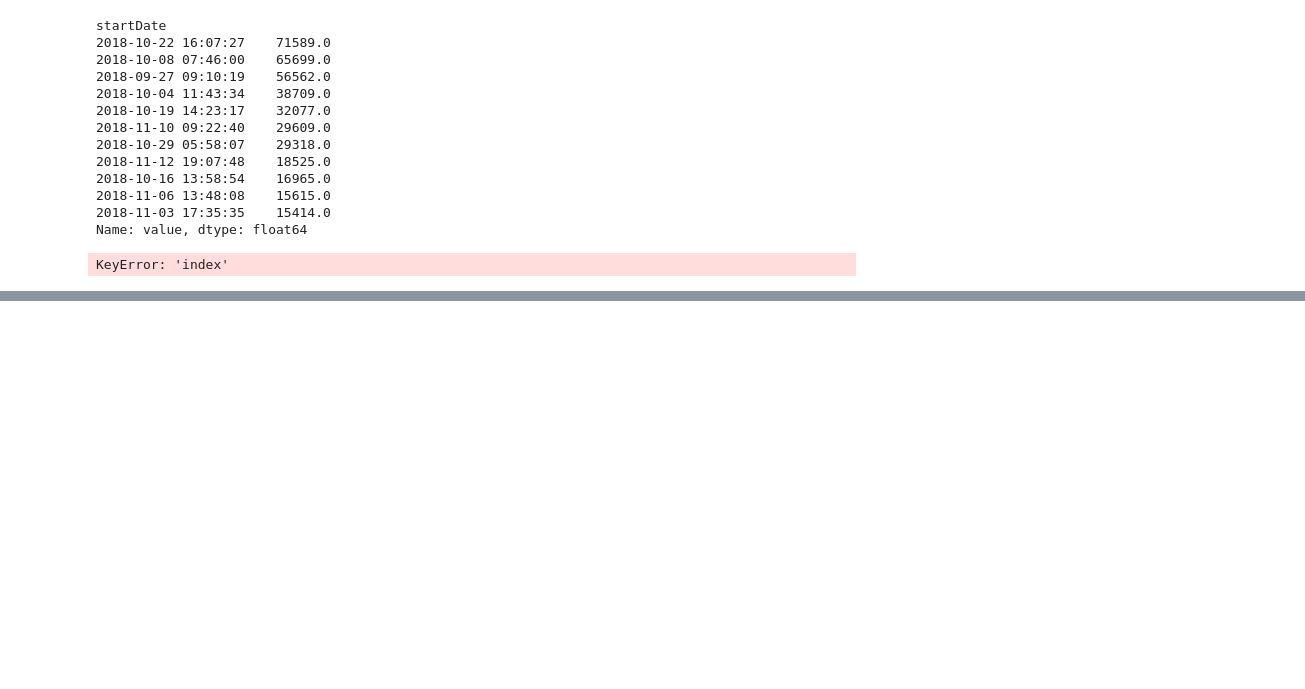
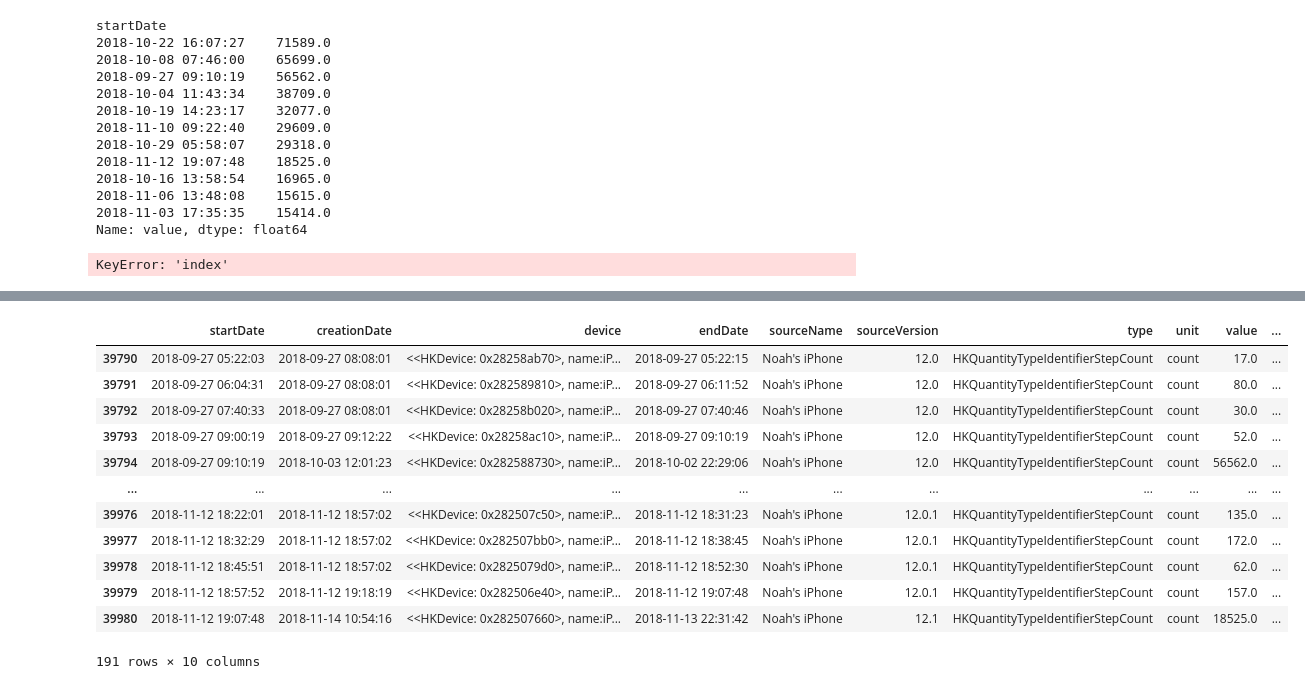
Before and after one commit to noahmelngailis/time_series_steps_project, a Jupyter notebook: time_series_xml.ipynb, the cells around one changed output, grey strips where cells are left out. Saved outputs shown, nothing was run; the diff lists cells and outputs as text; code cells hidden in the pictures; blank space fills up the shorter version.

Commit message:
found the problem with steps

```diff
--- a/time_series_xml.ipynb
+++ b/time_series_xml.ipynb
@@ -255,3 +255,7 @@ Name: value, dtype: float64
 df.sort_values("index")
 # %% [output]
 KeyError: 'index'
+# %%
+steps = df[df.type == 'HKQuantityTypeIdentifierStepCount'].reset_index().sort_values('startDate')
+# %%
+steps['next_record'] = steps.startDate.shift(1) - steps.startDate
@@ -257,0 +297,16 @@ KeyError: 'index'
+# %%
+steps[(steps.startDate > "2018-09-27 00:00:00") & (steps.startDate < "2018-11-13 00:00:00")]
+# %% [output]
+|  | startDate | creationDate | device | endDate | sourceName | sourceVersion | type | unit | value | ... |
+| 39790 | 2018-09-27 05:22:03 | 2018-09-27 08:08:01 | <<HKDevice: 0x28258ab70>, name:iP... | 2018-09-27 05:22:15 | Noah's iPhone | 12.0 | HKQuantityTypeIdentifierStepCount | count | 17.0 | ... |
+| 39791 | 2018-09-27 06:04:31 | 2018-09-27 08:08:01 | <<HKDevice: 0x282589810>, name:iP... | 2018-09-27 06:11:52 | Noah's iPhone | 12.0 | HKQuantityTypeIdentifierStepCount | count | 80.0 | ... |
+| 39792 | 2018-09-27 07:40:33 | 2018-09-27 08:08:01 | <<HKDevice: 0x28258b020>, name:iP... | 2018-09-27 07:40:46 | Noah's iPhone | 12.0 | HKQuantityTypeIdentifierStepCount | count | 30.0 | ... |
+| 39793 | 2018-09-27 09:00:19 | 2018-09-27 09:12:22 | <<HKDevice: 0x28258ac10>, name:iP... | 2018-09-27 09:10:19 | Noah's iPhone | 12.0 | HKQuantityTypeIdentifierStepCount | count | 52.0 | ... |
+| 39794 | 2018-09-27 09:10:19 | 2018-10-03 12:01:23 | <<HKDevice: 0x282588730>, name:iP... | 2018-10-02 22:29:06 | Noah's iPhone | 12.0 | HKQuantityTypeIdentifierStepCount | count | 56562.0 | ... |
+| ... | ... | ... | ... | ... | ... | ... | ... | ... | ... | ... |
+| 39976 | 2018-11-12 18:22:01 | 2018-11-12 18:57:02 | <<HKDevice: 0x282507c50>, name:iP... | 2018-11-12 18:31:23 | Noah's iPhone | 12.0.1 | HKQuantityTypeIdentifierStepCount | count | 135.0 | ... |
+| 39977 | 2018-11-12 18:32:29 | 2018-11-12 18:57:02 | <<HKDevice: 0x282507bb0>, name:iP... | 2018-11-12 18:38:45 | Noah's iPhone | 12.0.1 | HKQuantityTypeIdentifierStepCount | count | 172.0 | ... |
+| 39978 | 2018-11-12 18:45:51 | 2018-11-12 18:57:02 | <<HKDevice: 0x2825079d0>, name:iP... | 2018-11-12 18:52:30 | Noah's iPhone | 12.0.1 | HKQuantityTypeIdentifierStepCount | count | 62.0 | ... |
+| 39979 | 2018-11-12 18:57:52 | 2018-11-12 19:18:19 | <<HKDevice: 0x282506e40>, name:iP... | 2018-11-12 19:07:48 | Noah's iPhone | 12.0.1 | HKQuantityTypeIdentifierStepCount | count | 157.0 | ... |
+| 39980 | 2018-11-12 19:07:48 | 2018-11-14 10:54:16 | <<HKDevice: 0x282507660>, name:iP... | 2018-11-13 22:31:42 | Noah's iPhone | 12.1 | HKQuantityTypeIdentifierStepCount | count | 18525.0 | ... |
+191 rows × 10 columns
```
Also changed, not shown: parts of 4 cells of this notebook.
